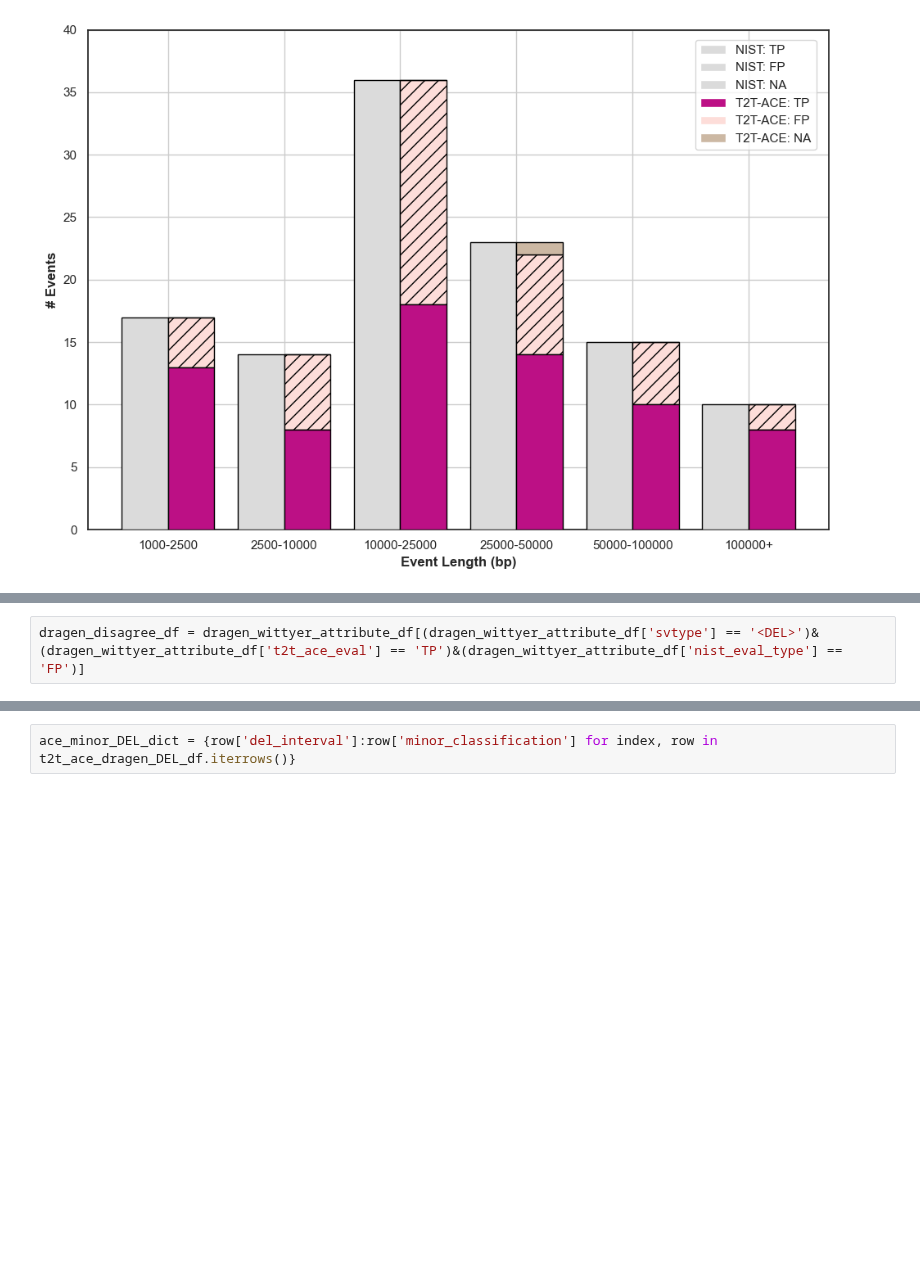
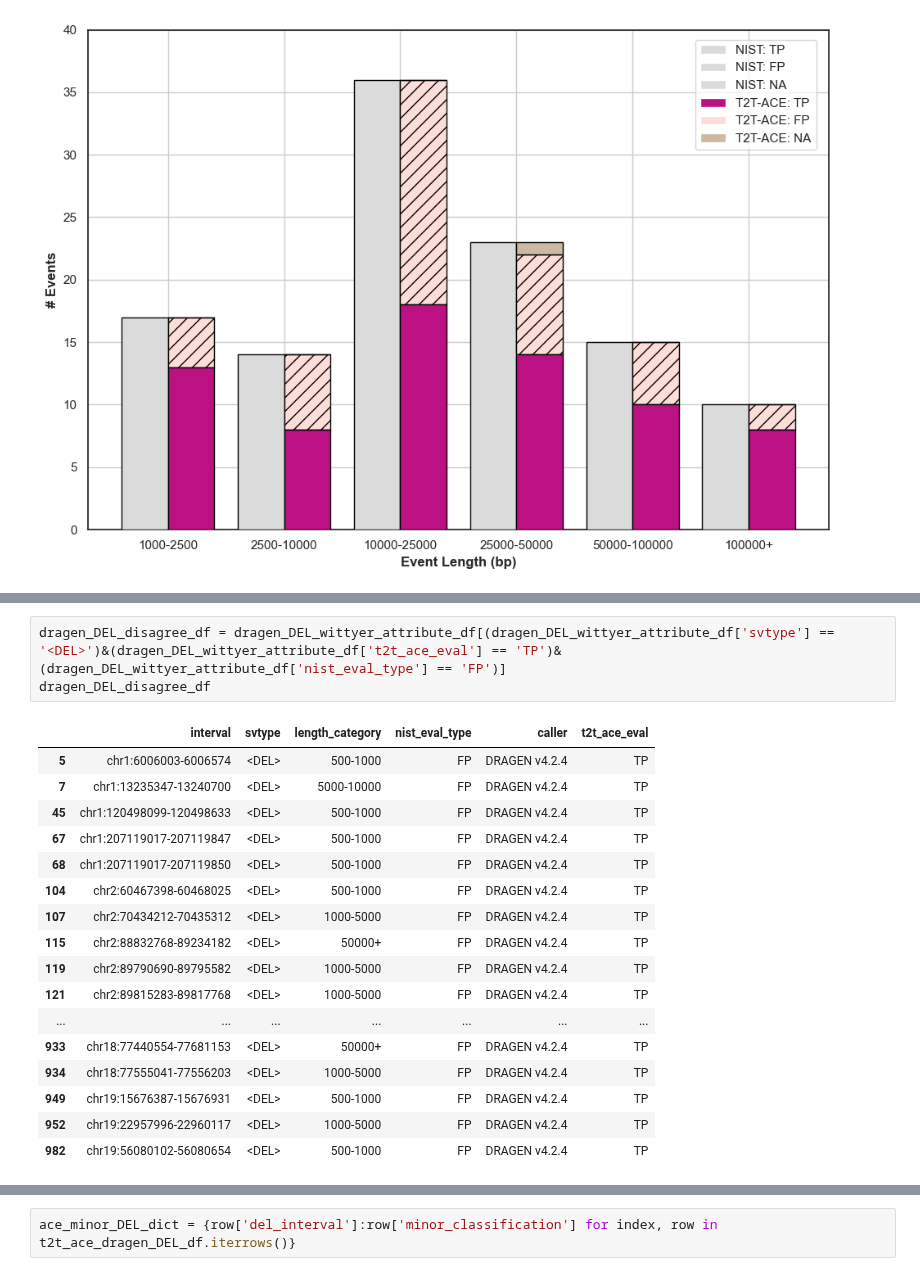
Before and after one commit to broadinstitute/T2T-ACE, a Jupyter notebook: notebooks/AGBT_Figures.ipynb, the cells around one changed output, grey strips where cells are left out. Saved outputs shown, nothing was run; the diff lists cells and outputs as text; blank space fills up the shorter version.

```diff
--- a/notebooks/AGBT_Figures.ipynb
+++ b/notebooks/AGBT_Figures.ipynb
@@ -880,2 +886,21 @@ plt.savefig("T2T-ACE_NIST_comparison_DUP.png", dpi=600)
 # %%
-dragen_disagree_df = dragen_wittyer_attribute_df[(dragen_wittyer_attribute_df['svtype'] == '<DEL>')&(dragen_wittyer_attribute_df['t2t_ace_eval'] == 'TP')&(dragen_wittyer_attribute_df['nist_eval_type'] == 'FP')]
+dragen_DEL_disagree_df = dragen_DEL_wittyer_attribute_df[(dragen_DEL_wittyer_attribute_df['svtype'] == '<DEL>')&(dragen_DEL_wittyer_attribute_df['t2t_ace_eval'] == 'TP')&(dragen_DEL_wittyer_attribute_df['nist_eval_type'] == 'FP')]
+dragen_DEL_disagree_df
+# %% [output]
+|  | interval | svtype | length_category | nist_eval_type | caller | t2t_ace_eval |
+| 5 | chr1:6006003-6006574 | <DEL> | 500-1000 | FP | DRAGEN v4.2.4 | TP |
+| 7 | chr1:13235347-13240700 | <DEL> | 5000-10000 | FP | DRAGEN v4.2.4 | TP |
+| 45 | chr1:120498099-120498633 | <DEL> | 500-1000 | FP | DRAGEN v4.2.4 | TP |
+| 67 | chr1:207119017-207119847 | <DEL> | 500-1000 | FP | DRAGEN v4.2.4 | TP |
+| 68 | chr1:207119017-207119850 | <DEL> | 500-1000 | FP | DRAGEN v4.2.4 | TP |
+| 104 | chr2:60467398-60468025 | <DEL> | 500-1000 | FP | DRAGEN v4.2.4 | TP |
+| 107 | chr2:70434212-70435312 | <DEL> | 1000-5000 | FP | DRAGEN v4.2.4 | TP |
+| 115 | chr2:88832768-89234182 | <DEL> | 50000+ | FP | DRAGEN v4.2.4 | TP |
+| 119 | chr2:89790690-89795582 | <DEL> | 1000-5000 | FP | DRAGEN v4.2.4 | TP |
+| 121 | chr2:89815283-89817768 | <DEL> | 1000-5000 | FP | DRAGEN v4.2.4 | TP |
+| ... | ... | ... | ... | ... | ... | ... |
+| 933 | chr18:77440554-77681153 | <DEL> | 50000+ | FP | DRAGEN v4.2.4 | TP |
+| 934 | chr18:77555041-77556203 | <DEL> | 1000-5000 | FP | DRAGEN v4.2.4 | TP |
+| 949 | chr19:15676387-15676931 | <DEL> | 500-1000 | FP | DRAGEN v4.2.4 | TP |
+| 952 | chr19:22957996-22960117 | <DEL> | 1000-5000 | FP | DRAGEN v4.2.4 | TP |
+| 982 | chr19:56080102-56080654 | <DEL> | 500-1000 | FP | DRAGEN v4.2.4 | TP |
```
Also changed, not shown: parts of 14 cells of this notebook, 2 other files.
